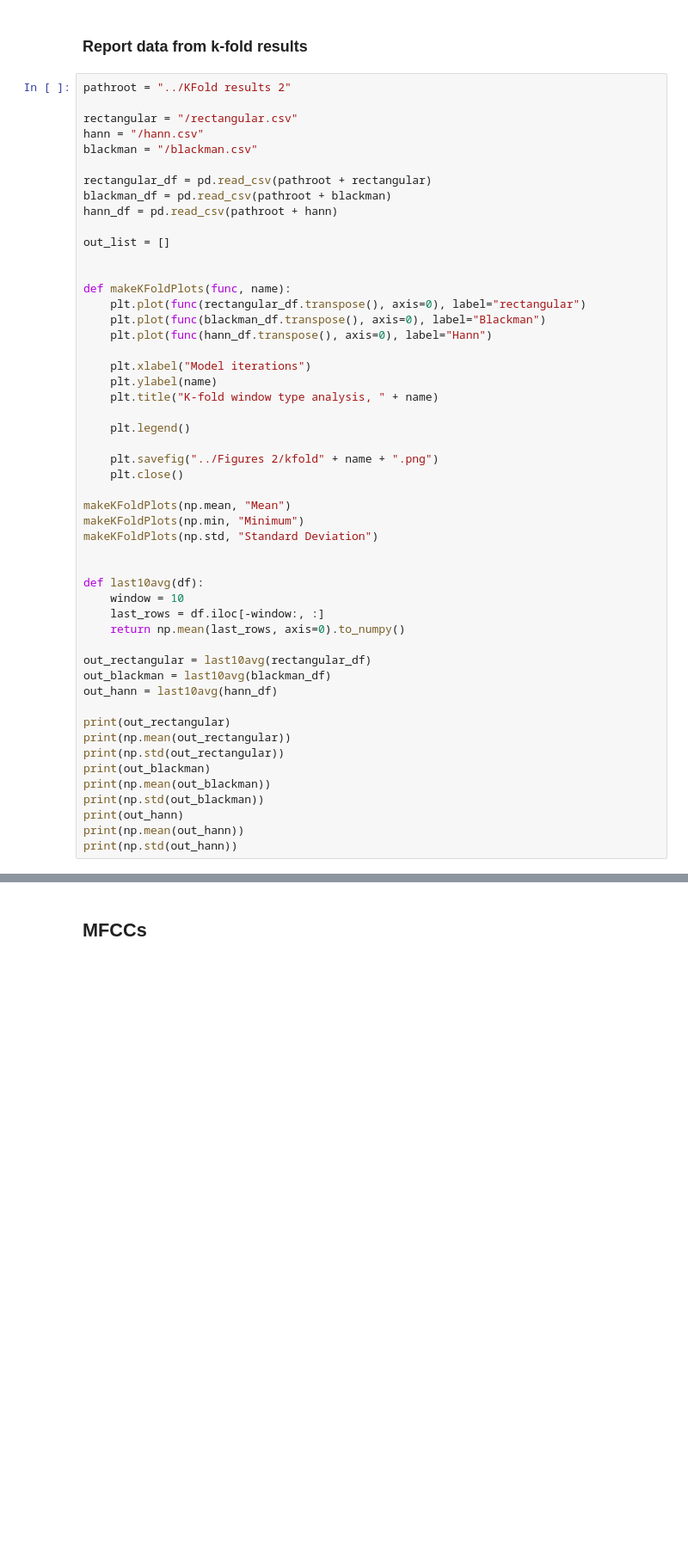
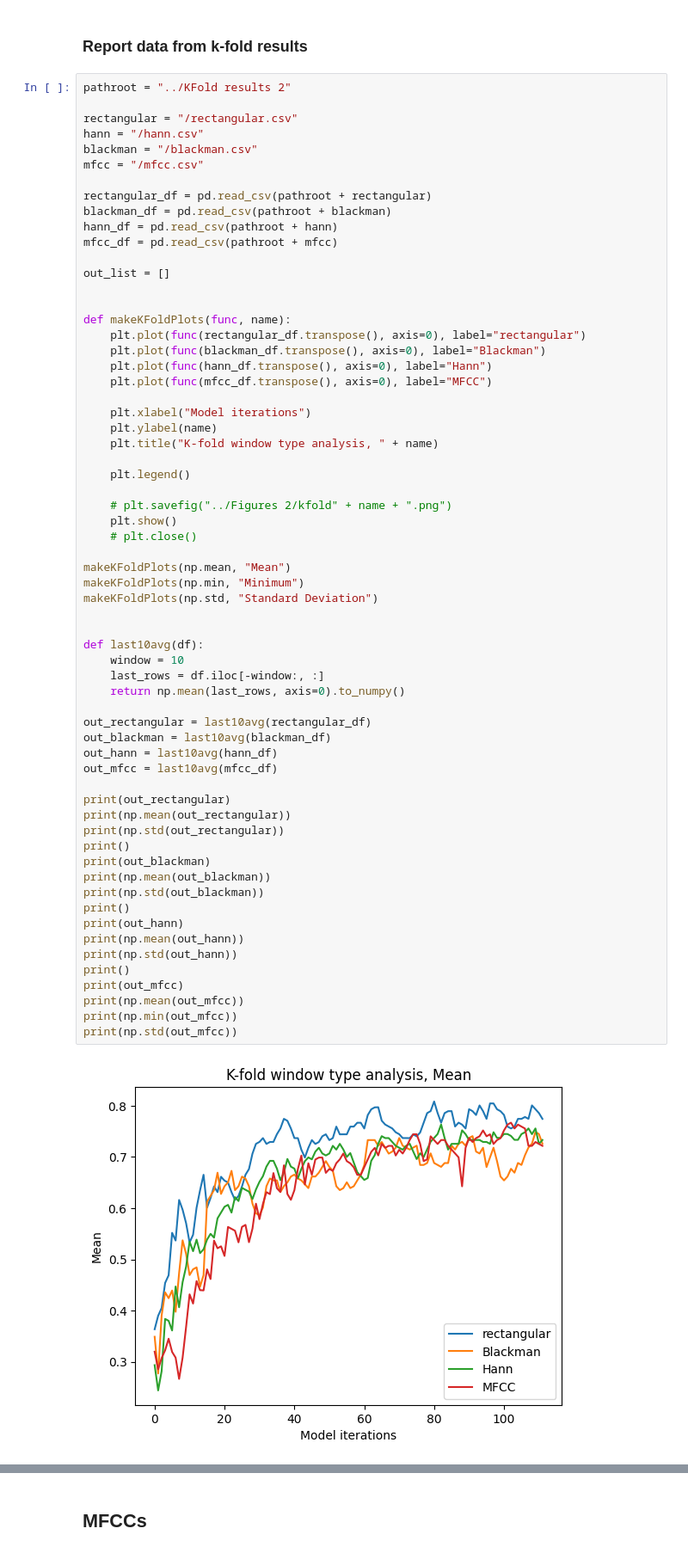
Before and after one commit to rothdu/EEE4114F--Project, a Jupyter notebook: Code/plots.ipynb, the cells around one changed output, grey strips where cells are left out. Shown: that part at 86% size. Drawn from its saved outputs; the diff is of its cells as text; blank space fills up the shorter version.

Commit message:
Pretty close to final changes

```diff
--- a/Code/plots.ipynb
+++ b/Code/plots.ipynb
@@ -97,10 +97,12 @@ pathroot = "../KFold results 2"
 rectangular = "/rectangular.csv"
 hann = "/hann.csv"
 blackman = "/blackman.csv"
+mfcc = "/mfcc.csv"
 
 rectangular_df = pd.read_csv(pathroot + rectangular)
 blackman_df = pd.read_csv(pathroot + blackman)
 hann_df = pd.read_csv(pathroot + hann)
+mfcc_df = pd.read_csv(pathroot + mfcc)
 
 out_list = []
 
@@ -109,37 +111,48 @@ def makeKFoldPlots(func, name):
     plt.plot(func(rectangular_df.transpose(), axis=0), label="rectangular")
     plt.plot(func(blackman_df.transpose(), axis=0), label="Blackman")
     plt.plot(func(hann_df.transpose(), axis=0), label="Hann")
+    plt.plot(func(mfcc_df.transpose(), axis=0), label="MFCC")
 
     plt.xlabel("Model iterations")
     plt.ylabel(name)
     plt.title("K-fold window type analysis, " + name)
 
     plt.legend()
 
-    plt.savefig("../Figures 2/kfold" + name + ".png")
-    plt.close()
+    # plt.savefig("../Figures 2/kfold" + name + ".png")
+    plt.show()
+    # plt.close()
 
 makeKFoldPlots(np.mean, "Mean")
 makeKFoldPlots(np.min, "Minimum")
 makeKFoldPlots(np.std, "Standard Deviation")
 
 
 def last10avg(df):
     window = 10
     last_rows = df.iloc[-window:, :]
     return np.mean(last_rows, axis=0).to_numpy()
 
 out_rectangular = last10avg(rectangular_df)
 out_blackman = last10avg(blackman_df)
 out_hann = last10avg(hann_df)
+out_mfcc = last10avg(mfcc_df)
 
 print(out_rectangular)
 print(np.mean(out_rectangular))
 print(np.std(out_rectangular))
+print()
 print(out_blackman)
 print(np.mean(out_blackman))
 print(np.std(out_blackman))
+print()
 print(out_hann)
 print(np.mean(out_hann))
 print(np.std(out_hann))
+print()
+print(out_mfcc)
+print(np.mean(out_mfcc))
+print(np.min(out_mfcc))
+print(np.std(out_mfcc))
 # %% [output]
+[figure, added]
```
Also changed, not shown: parts of 1 cell of this notebook, 3 other files.
